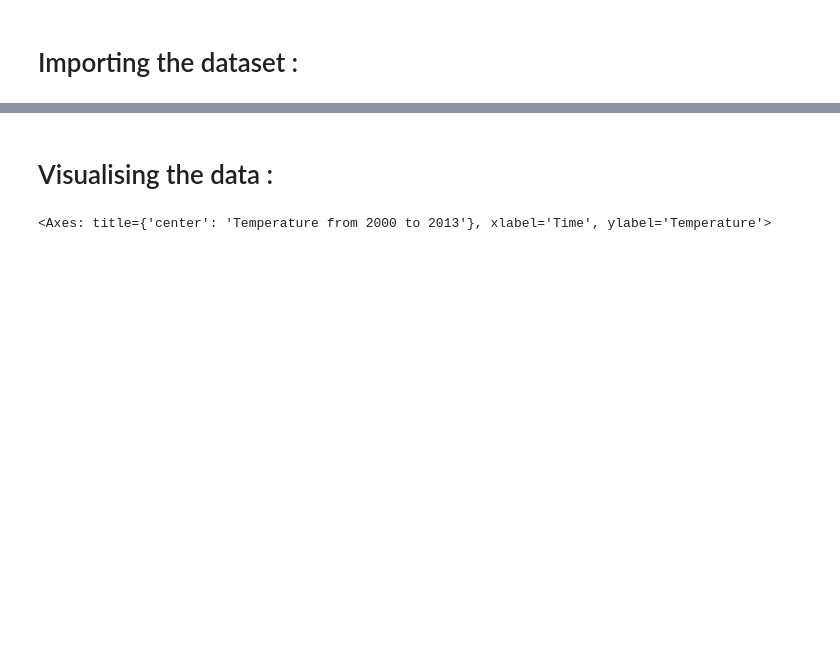
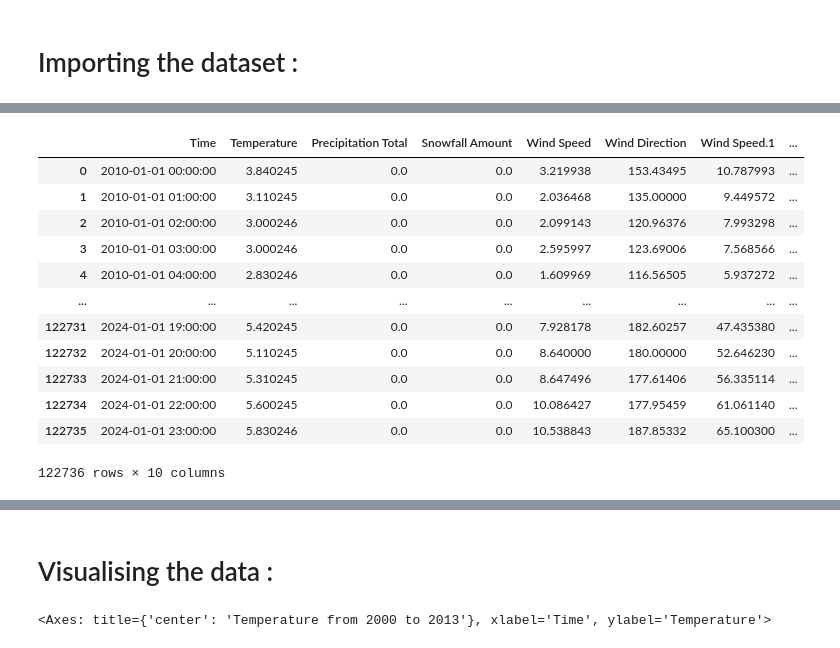
Before and after one commit to MrChaker/Weather-time-series-forcasting, a Jupyter notebook: EDA.ipynb, the cells around one changed output, grey strips where cells are left out. Saved outputs shown, nothing was run; the diff lists cells and outputs as text; code cells hidden in the pictures; blank space fills up the shorter version.

```diff
--- a/EDA.ipynb
+++ b/EDA.ipynb
@@ -41,0 +48,18 @@ df["AverageTemperatureUncertainty"] = df["AverageTemperatureUncertainty"].ffill(
+# %%
+df.to_csv('era5.csv', index=False)
+pre_df = pd.read_csv("era5.csv")
+pre_df
+# %% [output]
+|  | Time | Temperature | Precipitation Total | Snowfall Amount | Wind Speed | Wind Direction | Wind Speed.1 | ... |
+| 0 | 2010-01-01 00:00:00 | 3.840245 | 0.0 | 0.0 | 3.219938 | 153.43495 | 10.787993 | ... |
+| 1 | 2010-01-01 01:00:00 | 3.110245 | 0.0 | 0.0 | 2.036468 | 135.00000 | 9.449572 | ... |
+| 2 | 2010-01-01 02:00:00 | 3.000246 | 0.0 | 0.0 | 2.099143 | 120.96376 | 7.993298 | ... |
+| 3 | 2010-01-01 03:00:00 | 3.000246 | 0.0 | 0.0 | 2.595997 | 123.69006 | 7.568566 | ... |
+| 4 | 2010-01-01 04:00:00 | 2.830246 | 0.0 | 0.0 | 1.609969 | 116.56505 | 5.937272 | ... |
+| ... | ... | ... | ... | ... | ... | ... | ... | ... |
+| 122731 | 2024-01-01 19:00:00 | 5.420245 | 0.0 | 0.0 | 7.928178 | 182.60257 | 47.435380 | ... |
+| 122732 | 2024-01-01 20:00:00 | 5.110245 | 0.0 | 0.0 | 8.640000 | 180.00000 | 52.646230 | ... |
+| 122733 | 2024-01-01 21:00:00 | 5.310245 | 0.0 | 0.0 | 8.647496 | 177.61406 | 56.335114 | ... |
+| 122734 | 2024-01-01 22:00:00 | 5.600245 | 0.0 | 0.0 | 10.086427 | 177.95459 | 61.061140 | ... |
+| 122735 | 2024-01-01 23:00:00 | 5.830246 | 0.0 | 0.0 | 10.538843 | 187.85332 | 65.100300 | ... |
+122736 rows × 10 columns
```
Also changed, not shown: parts of 14 cells of this notebook, 2 other files.
